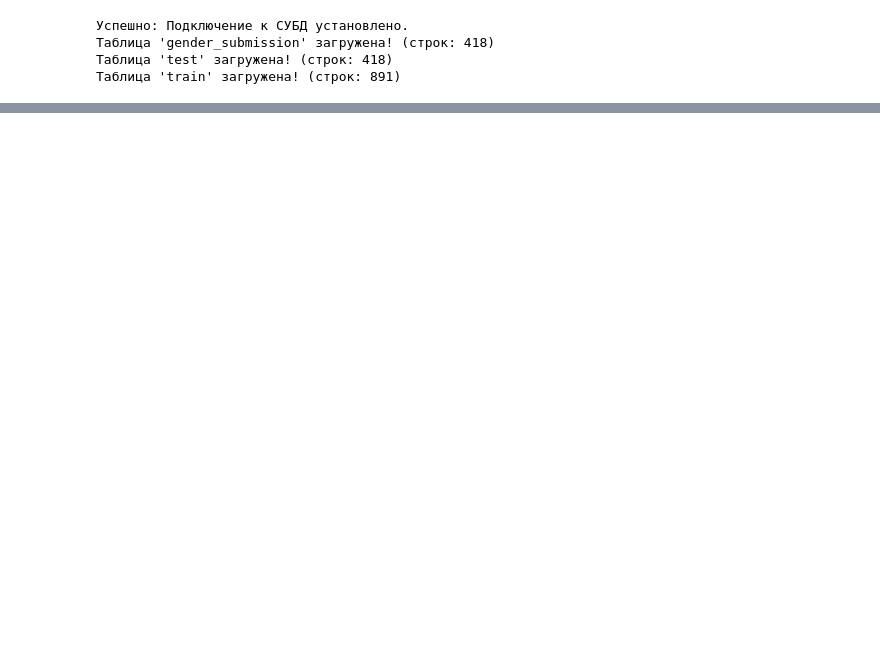
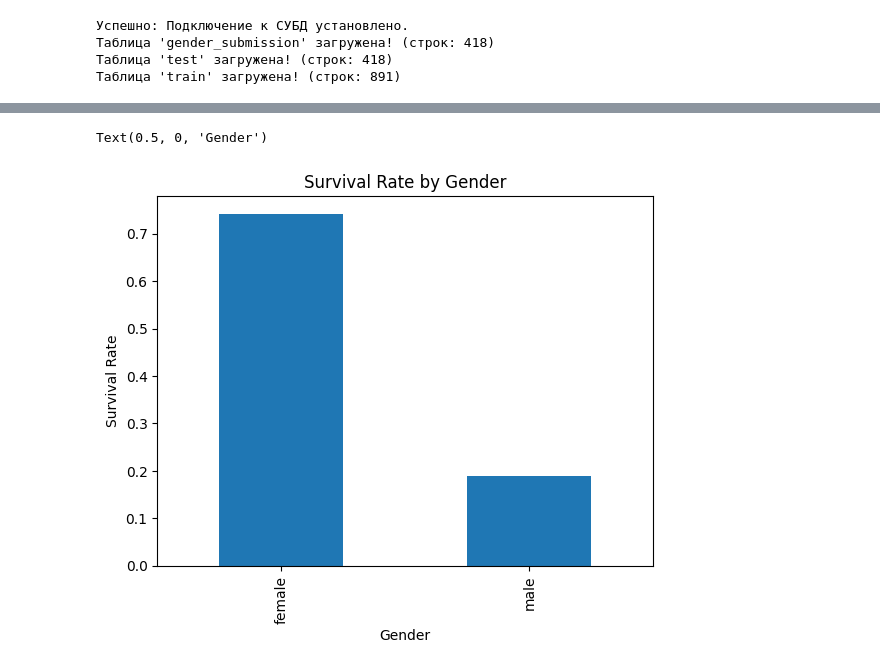
Before and after one commit to aizaszt/Titanic, a Jupyter notebook: notebooks/EDA.ipynb, the cells around one changed output, grey strips where cells are left out. Drawn from its saved outputs; the diff is of its cells as text; code cells hidden in the pictures; blank space fills up the shorter version.

Commit message:
titanic db with plots

```diff
--- a/notebooks/EDA.ipynb
+++ b/notebooks/EDA.ipynb
@@ -30,0 +37,8 @@ else:
+# %%
+survival_rate_by_gender = train.groupby('Sex')['Survived'].mean()
+ax = survival_rate_by_gender.plot(kind='bar', title='Survival Rate by Gender')
+ax.set_ylabel('Survival Rate')
+ax.set_xlabel('Gender')
+# %% [output]
+Text(0.5, 0, 'Gender')
+[figure, added]
```
Also changed, not shown: parts of 8 cells of this notebook, 1 other file.
